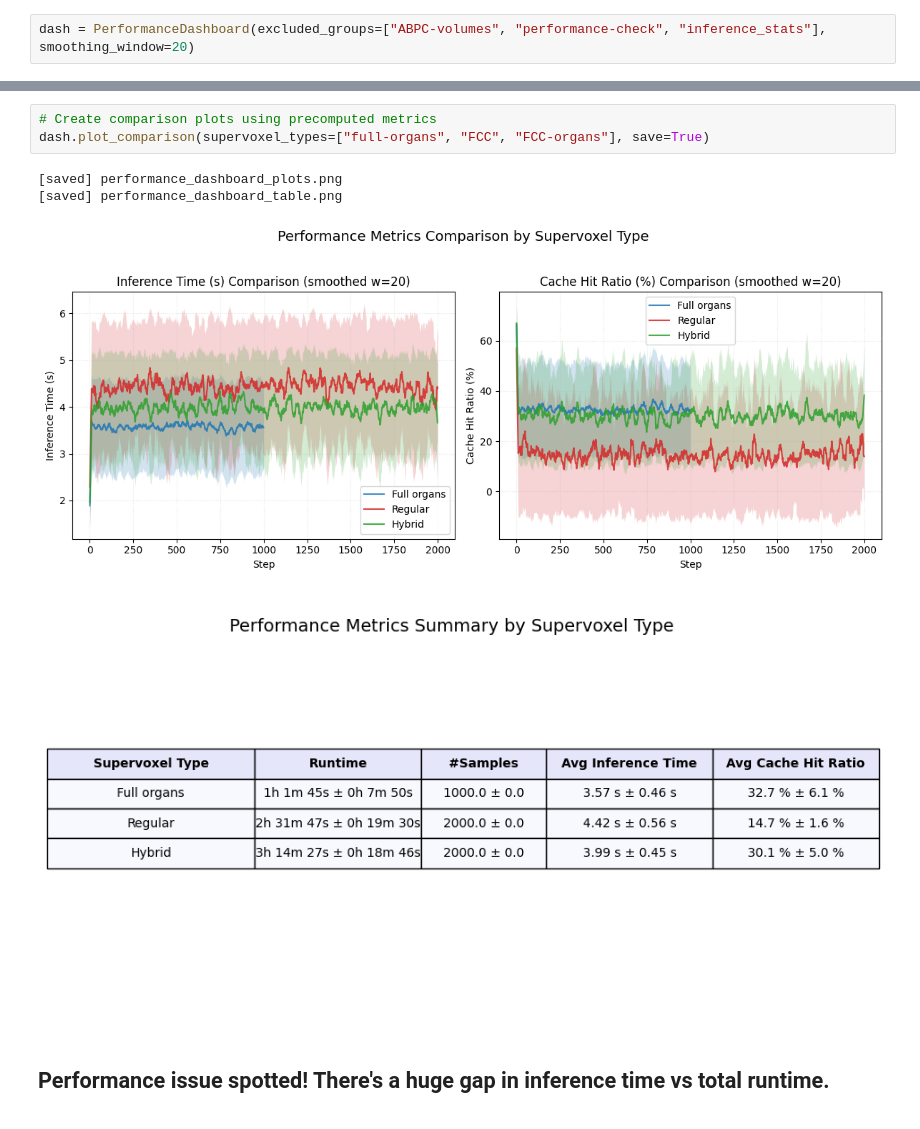
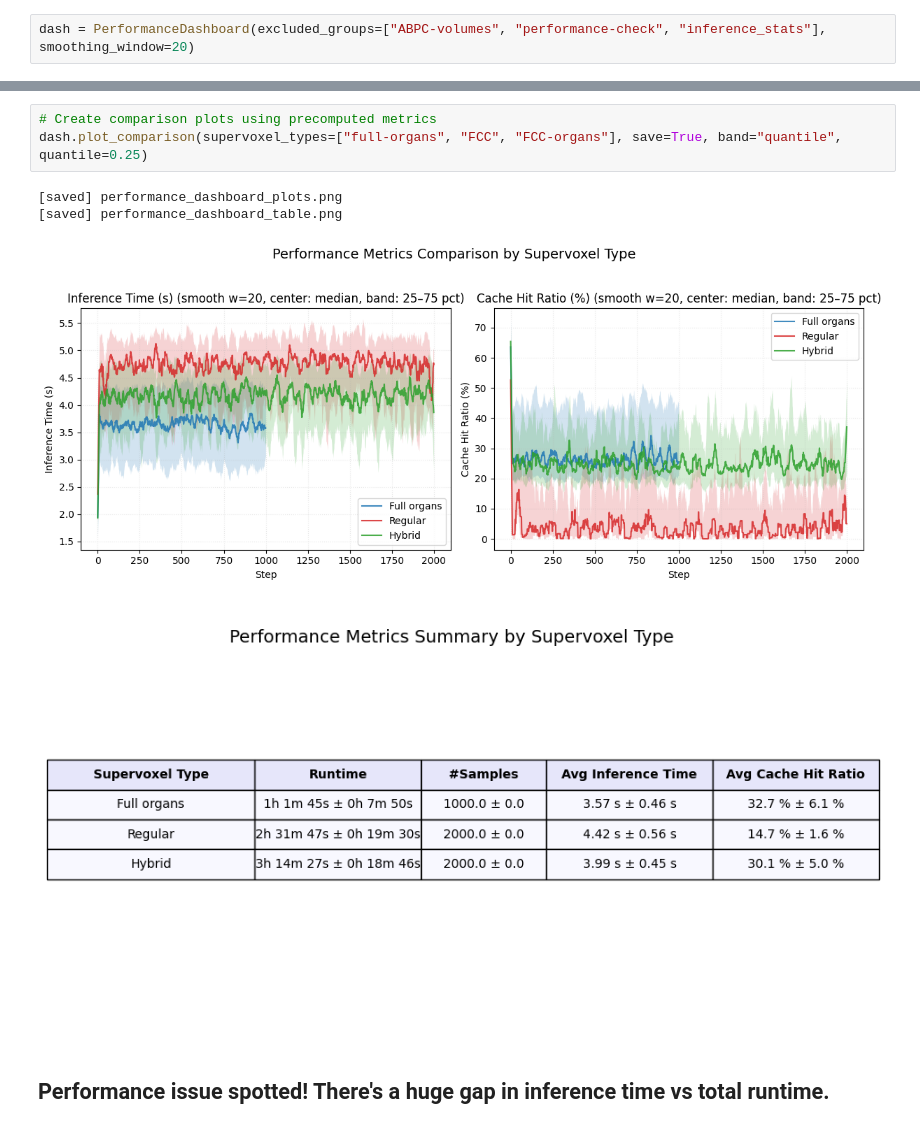
Before and after one commit to giulio8/XAI-AUTOMI-seg, a Jupyter notebook: metrics/caching/extract_caching_stats.ipynb, the cells around one changed output, grey strips where cells are left out. Drawn from its saved outputs; the diff is of its cells as text.

```diff
--- a/metrics/caching/extract_caching_stats.ipynb
+++ b/metrics/caching/extract_caching_stats.ipynb
@@ -429,11 +474,11 @@ Computed and saved metrics for FCC-organs
 Computed and saved metrics for FCC-organs
 # %%
 # Create comparison plots using precomputed metrics
-dash.plot_comparison(supervoxel_types=["full-organs", "FCC", "FCC-organs"], save=True)
+dash.plot_comparison(supervoxel_types=["full-organs", "FCC", "FCC-organs"], save=True, band="quantile", quantile=0.25)
 # %% [output]
 [saved] performance_dashboard_plots.png
 [saved] performance_dashboard_table.png
-[figure, old version]
+[figure, new version]
 [figure]
 # %% [markdown]
 ## Performance issue spotted! There's a huge gap in inference time vs total runtime.
```
Also changed, not shown: parts of 2 cells of this notebook.
